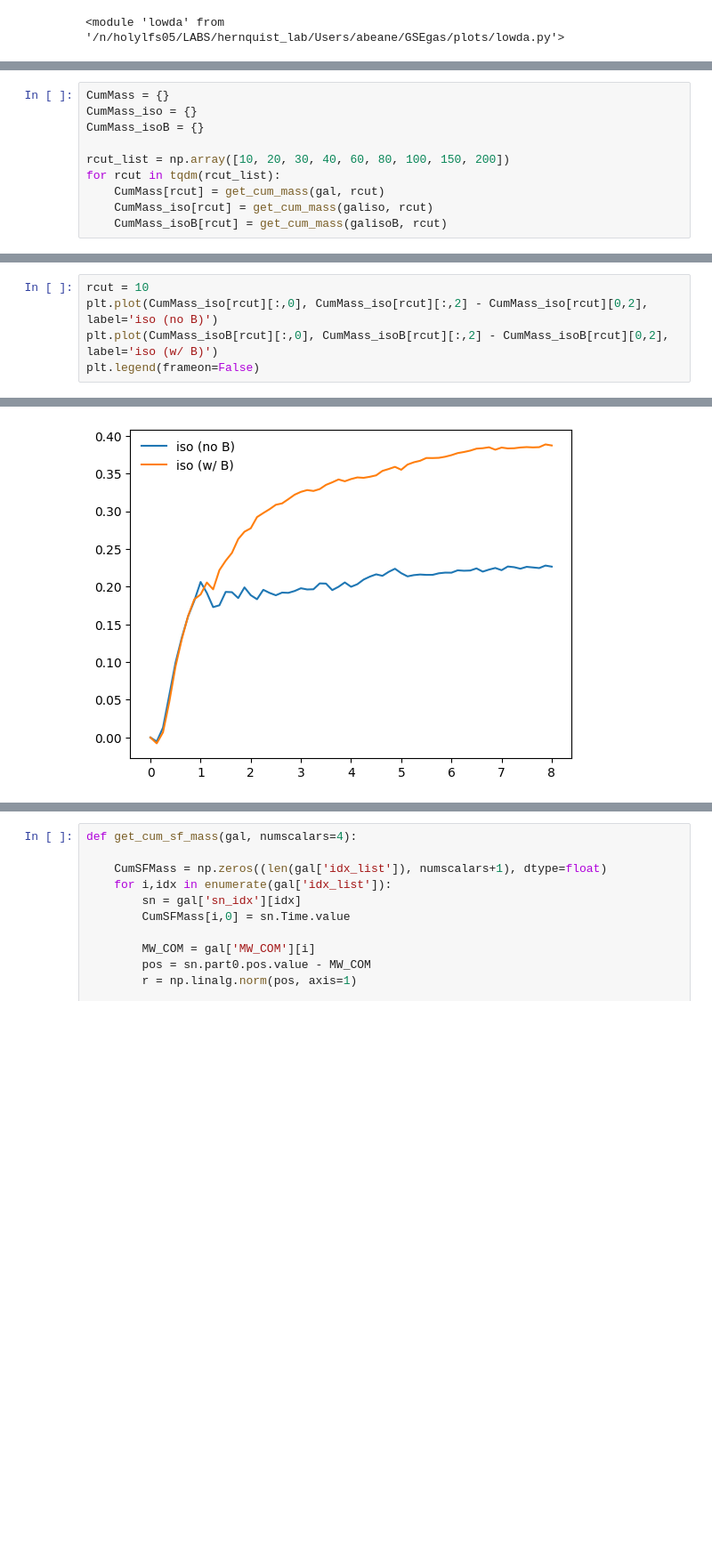
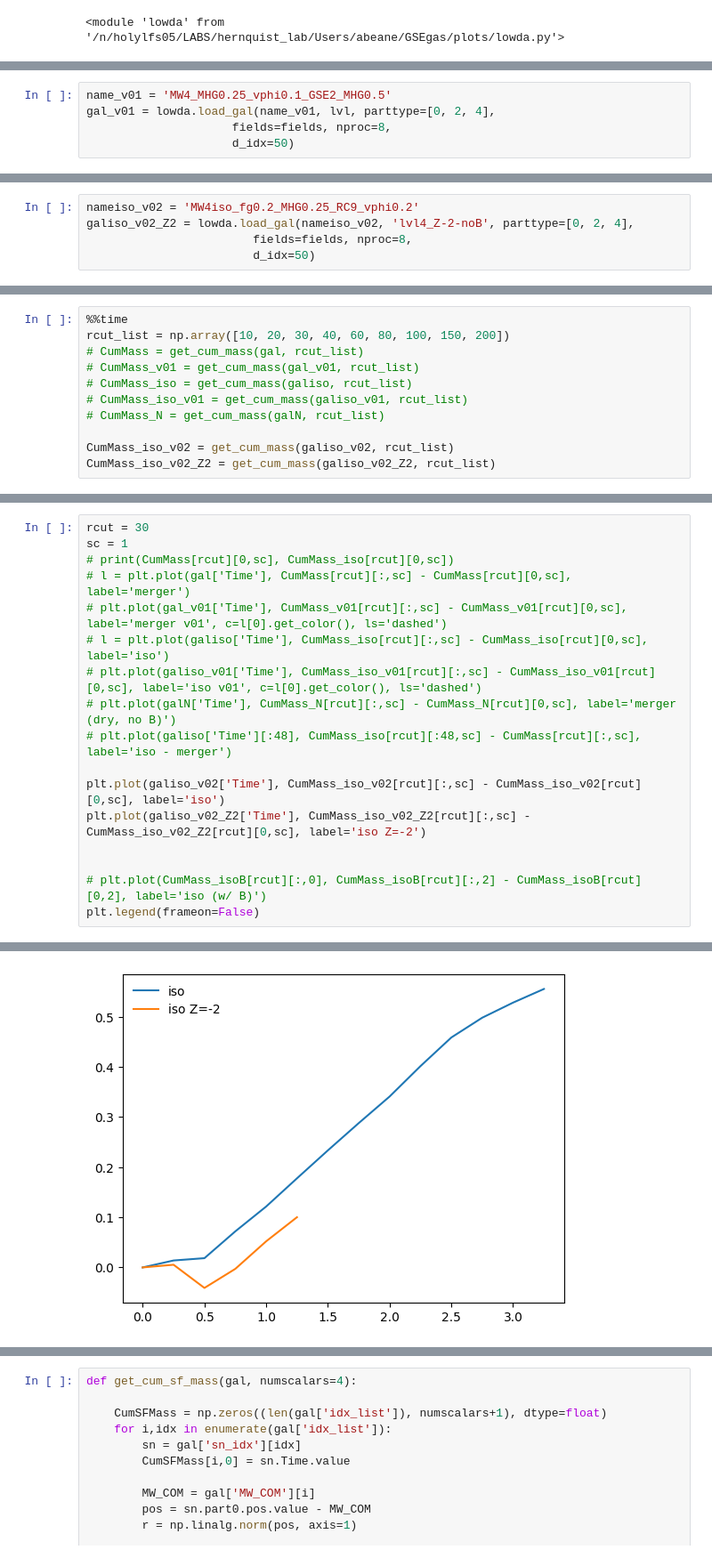
Before and after one commit to gusbeane/GSEgas, a Jupyter notebook: plots/cumprof/cumprof.ipynb, the cells around one changed output, grey strips where cells are left out. Shown at 89% size. Cells and saved outputs as stored; diff of their text form; blank space fills up the shorter version.

```diff
--- a/plots/cumprof/cumprof.ipynb
+++ b/plots/cumprof/cumprof.ipynb
@@ -36,0 +59,5 @@ done with MW4_MHG0.25_GSE2_MHG0.5  took  00:00:47
+# %%
+name_v01 = 'MW4_MHG0.25_vphi0.1_GSE2_MHG0.5'
+gal_v01 = lowda.load_gal(name_v01, lvl, parttype=[0, 2, 4],
+                     fields=fields, nproc=8,
+                     d_idx=50)
@@ -36,0 +67,5 @@ done with MW4_MHG0.25_GSE2_MHG0.5  took  00:00:47
+# %%
+nameiso_v02 = 'MW4iso_fg0.2_MHG0.25_RC9_vphi0.2'
+galiso_v02_Z2 = lowda.load_gal(nameiso_v02, 'lvl4_Z-2-noB', parttype=[0, 2, 4],
+                        fields=fields, nproc=8,
+                        d_idx=50)
@@ -128,12 +199,13 @@ def get_cum_mass(gal, rcut, numscalars=4):
 
     return CumMass
 # %%
-CumMass = {}
-CumMass_iso = {}
-CumMass_isoB = {}
+%%time
+rcut_list = np.array([10, 20, 30, 40, 60, 80, 100, 150, 200])
+# CumMass = get_cum_mass(gal, rcut_list)
+# CumMass_v01 = get_cum_mass(gal_v01, rcut_list)
+# CumMass_iso = get_cum_mass(galiso, rcut_list)
+# CumMass_iso_v01 = get_cum_mass(galiso_v01, rcut_list)
+# CumMass_N = get_cum_mass(galN, rcut_list)
 
-rcut_list = np.array([10, 20, 30, 40, 60, 80, 100, 150, 200])
-for rcut in tqdm(rcut_list):
-    CumMass[rcut] = get_cum_mass(gal, rcut)
-    CumMass_iso[rcut] = get_cum_mass(galiso, rcut)
-    CumMass_isoB[rcut] = get_cum_mass(galisoB, rcut)
+CumMass_iso_v02 = get_cum_mass(galiso_v02, rcut_list)
+CumMass_iso_v02_Z2 = get_cum_mass(galiso_v02_Z2, rcut_list)
@@ -140,11 +215,23 @@ for rcut in tqdm(rcut_list):
 # %%
-rcut = 10
-plt.plot(CumMass_iso[rcut][:,0], CumMass_iso[rcut][:,2] - CumMass_iso[rcut][0,2], label='iso (no B)')
-plt.plot(CumMass_isoB[rcut][:,0], CumMass_isoB[rcut][:,2] - CumMass_isoB[rcut][0,2], label='iso (w/ B)')
+rcut = 30
+sc = 1
+# print(CumMass[rcut][0,sc], CumMass_iso[rcut][0,sc])
+# l = plt.plot(gal['Time'], CumMass[rcut][:,sc] - CumMass[rcut][0,sc], label='merger')
+# plt.plot(gal_v01['Time'], CumMass_v01[rcut][:,sc] - CumMass_v01[rcut][0,sc], label='merger v01', c=l[0].get_color(), ls='dashed')
+# l = plt.plot(galiso['Time'], CumMass_iso[rcut][:,sc] - CumMass_iso[rcut][0,sc], label='iso')
+# plt.plot(galiso_v01['Time'], CumMass_iso_v01[rcut][:,sc] - CumMass_iso_v01[rcut][0,sc], label='iso v01', c=l[0].get_color(), ls='dashed')
+# plt.plot(galN['Time'], CumMass_N[rcut][:,sc] - CumMass_N[rcut][0,sc], label='merger (dry, no B)')
+# plt.plot(galiso['Time'][:48], CumMass_iso[rcut][:48,sc] - CumMass[rcut][:,sc], label='iso - merger')
+
+plt.plot(galiso_v02['Time'], CumMass_iso_v02[rcut][:,sc] - CumMass_iso_v02[rcut][0,sc], label='iso')
+plt.plot(galiso_v02_Z2['Time'], CumMass_iso_v02_Z2[rcut][:,sc] - CumMass_iso_v02_Z2[rcut][0,sc], label='iso Z=-2')
+
+
+# plt.plot(CumMass_isoB[rcut][:,0], CumMass_isoB[rcut][:,2] - CumMass_isoB[rcut][0,2], label='iso (w/ B)')
 plt.legend(frameon=False)
 # %% [output]
 <matplotlib.legend.Legend at 0x...>
-[figure, old version]
+[figure, new version]
 # %%
 N = len(rcut_list)
 fig, axs = plt.subplots(N, 1, figsize=(6, 28), sharex=True)
```
Also changed, not shown: parts of 31 cells of this notebook, 3 other files.
